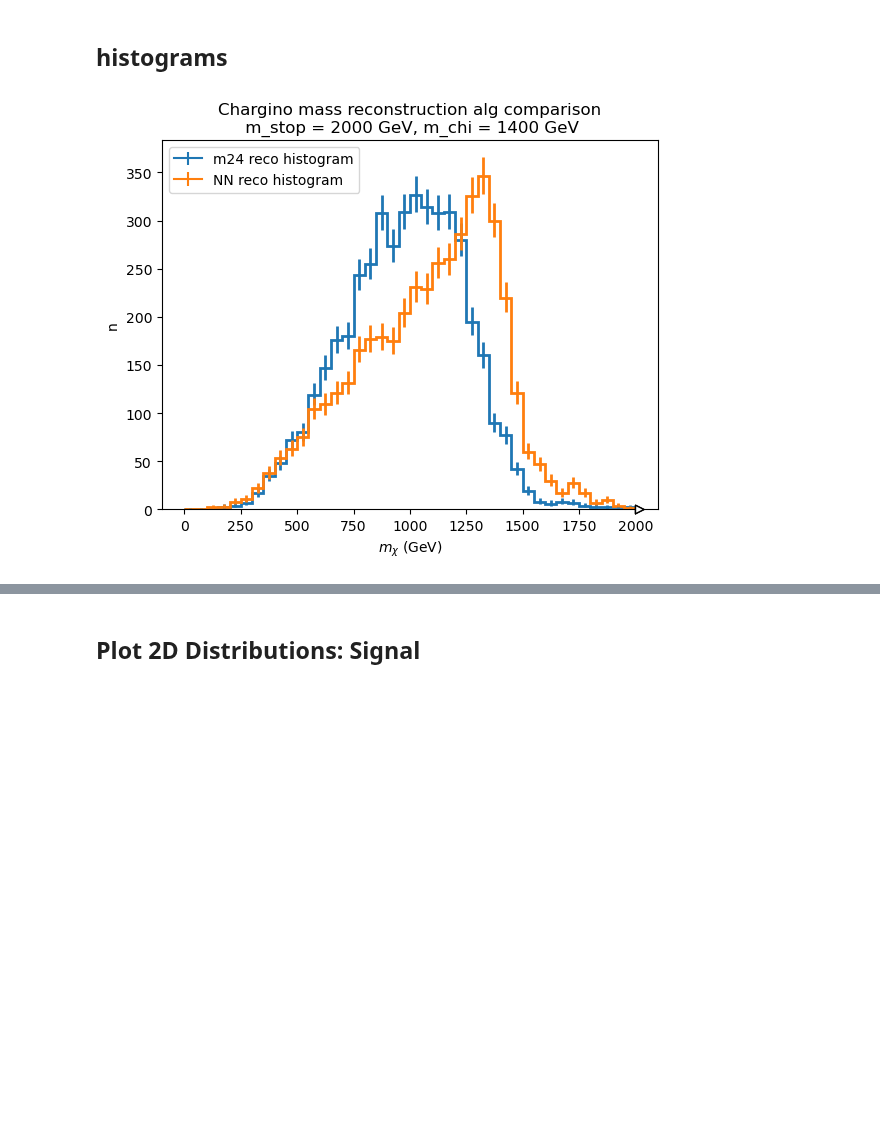
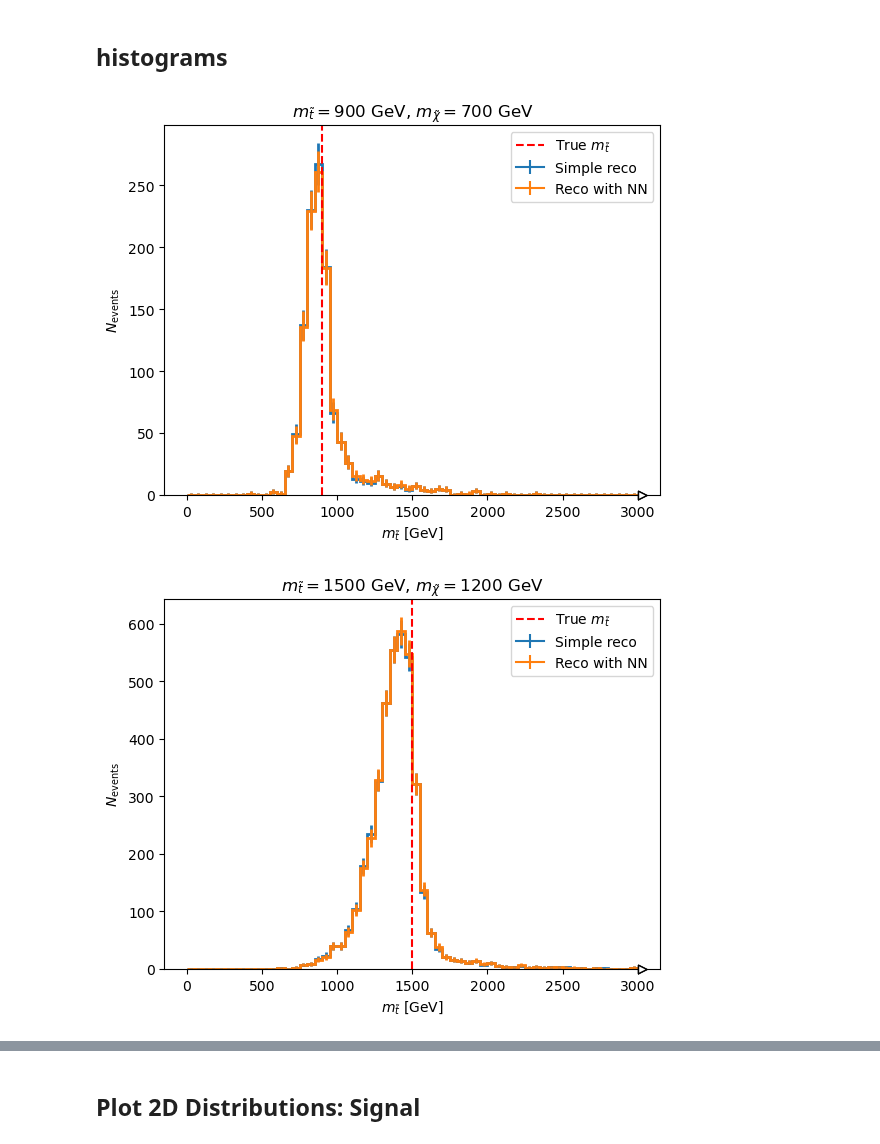
Before and after one commit to UMN-CMS/SingleStopCoffea, a Jupyter notebook: NNAnalyzer.ipynb, the cells around one changed output, grey strips where cells are left out. Saved outputs shown, nothing was run; the diff lists cells and outputs as text; code cells hidden in the pictures; blank space fills up the shorter version.

Commit message:
Add different stop reconstruction algorithms

```diff
--- a/NNAnalyzer.ipynb
+++ b/NNAnalyzer.ipynb
@@ -183,7 +190,7 @@ class Net(jit.ScriptModule):
 # %%
 #modelPath = '/uscms/home/dmahon/nobackup/NanoAODTools/CMSSW_10_6_19_patch2/src/PhysicsTools/NanoAODTools/python/postprocessing/singleStop/output/jetMatcherNNPyTorch/'
 modelPath = '.'
-modelTag = 'nominalBinaryUncompressed0p67_24-09-18-19-53' # 'nominalBinaryCompressed0p67_24-09-18-20-06'
+modelTag = 'nominalBinaryCompressed0p67_24-09-18-20-06' #'nominalBinaryUncompressed0p67_24-09-18-19-53'
 
 model = torch.load("{}/{}/jetMatcherNNTraced.pt".format(modelPath,modelTag))
 
@@ -291,27 +319,38 @@ def hist_comparison(mass_point,plotDir):
 
     true_mstop, true_mchi = mass_point.split("_")
 
-    m3, m4, m3_NN = m3_m4_m3NN(ev)
+    m3, m4, m3_NN, m4_NN = m3_m4_m3NN(ev)
 
-    hist_naive = Hist.new.Regular(40, 0, 2000, name="naive method 1200_600").Double().fill(
-    m3.mass)
-    hist_NN = Hist.new.Regular(40, 0, 2000, name="NN chargino mass reconstruction 1200_600").Double().fill(
-    m3_NN.mass)
+    #hist_naive = Hist.new.Regular(40, 0, 2000, name="naive method 1200_600").Double().fill(
+    #m3.mass)
+    #hist_NN = Hist.new.Regular(40, 0, 2000, name="NN chargino mass reconstruction 1200_600").Double().fill(
+    #m3_NN.mass)
+    hist_naive = Hist.new.Regular(60, 0, 3000, name="naive method 1200_600").Double().fill(
+    m4.mass)
+    hist_NN = Hist.new.Regular(60, 0, 3000, name="NN chargino mass reconstruction 1200_600").Double().fill(
+    m4_NN.mass)
 
-    hist_naive.plot(linewidth=2, label="m24 reco histogram")
-    hist_NN.plot(linewidth=2, label="NN reco histogram")
+    hist_naive.plot(linewidth=2, label="Simple reco")
+    hist_NN.plot(linewidth=2, label="Reco with NN")
 
-    plt.title(f"Chargino mass reconstruction alg comparison\n m_stop = {true_mstop} GeV, m_chi = {true_mchi} GeV")
-    plt.xlabel('$m_{\\chi}$ (GeV)')
-    plt.ylabel('n')
+    #plt.title(f"Chargino mass reconstruction alg comparison\n m_stop = {true_mstop} GeV, m_chi = {true_mchi} GeV")
+    plt.title('$m_\\tilde{{t}} = {}$ GeV, $m_\\tilde{{\\chi}} = {}$ GeV'.format(true_mstop,true_mchi))
+    #plt.xlabel('$m_{\\tilde{\\chi}}$ [GeV]')
+    plt.xlabel('$m_{\\tilde{t}}$ [GeV]')
+    plt.ylabel('$N_\\text{events}$')
+
+    #plt.gca().axvline(int(true_mchi),ymin=0,ymax=1,color='r',linestyle='--',label='True $m_{\\tilde{\\chi}}$')
+    plt.gca().axvline(int(true_mstop),ymin=0,ymax=1,color='r',linestyle='--',label='True $m_{\\tilde{t}}$')
+    #plt.gca().axvline(int(true_mstop),ymin=0,ymax=1,color='r',linestyle='--')
 
     plt.legend()
-    plt.savefig('{}/m3_{}.pdf'.format(plotDir,mass_point))
+    #plt.savefig('{}/m3_{}.pdf'.format(plotDir,mass_point))
     plt.show()
 # %%
-for masspoint in ['2000_1400']: #['1200_700','1200_800','1200_900','1500_900','1500_1000','1500_1100','2000_1500']:#["1200_400","1200_600","1200_900","1500_400","1500_900", "1500_1100", "2000_400", "2000_900", "2000_1500"]:
+for masspoint in ['900_700','1500_1200','2000_1600']:#['1000_600','1500_600','2000_900']:#["1200_400","1200_600","1200_900","1500_400","1500_900", "1500_1100", "2000_400", "2000_900", "2000_1500"]:
     plotDir = 'plots/{}'.format(modelTag)
     if not os.path.exists(plotDir): os.makedirs(plotDir)
     hist_comparison(masspoint,plotDir)
 # %% [output]
-[figure, old version]
+[figure, new version]
+[figure, added]
```
Also changed, not shown: parts of 7 cells of this notebook.
